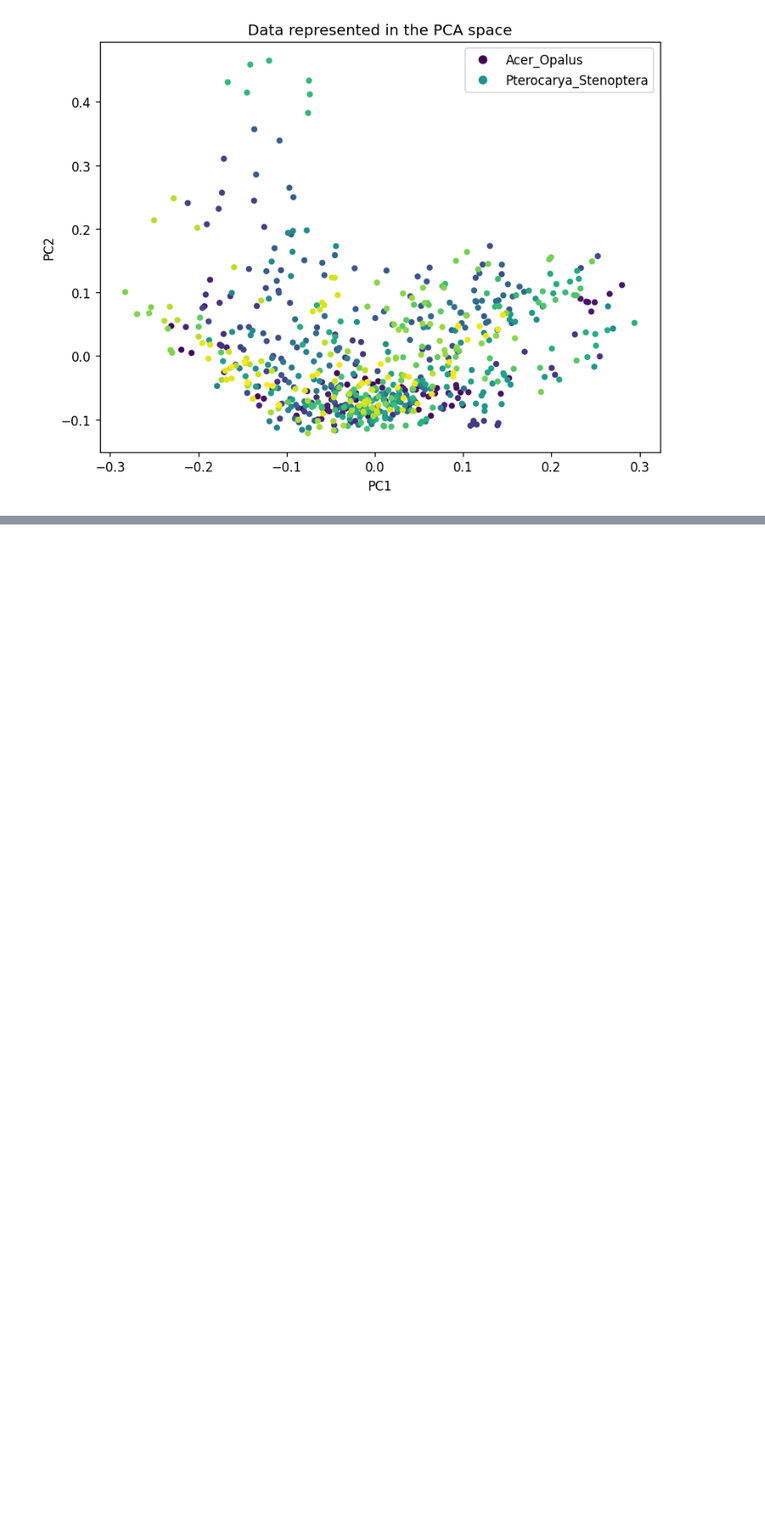
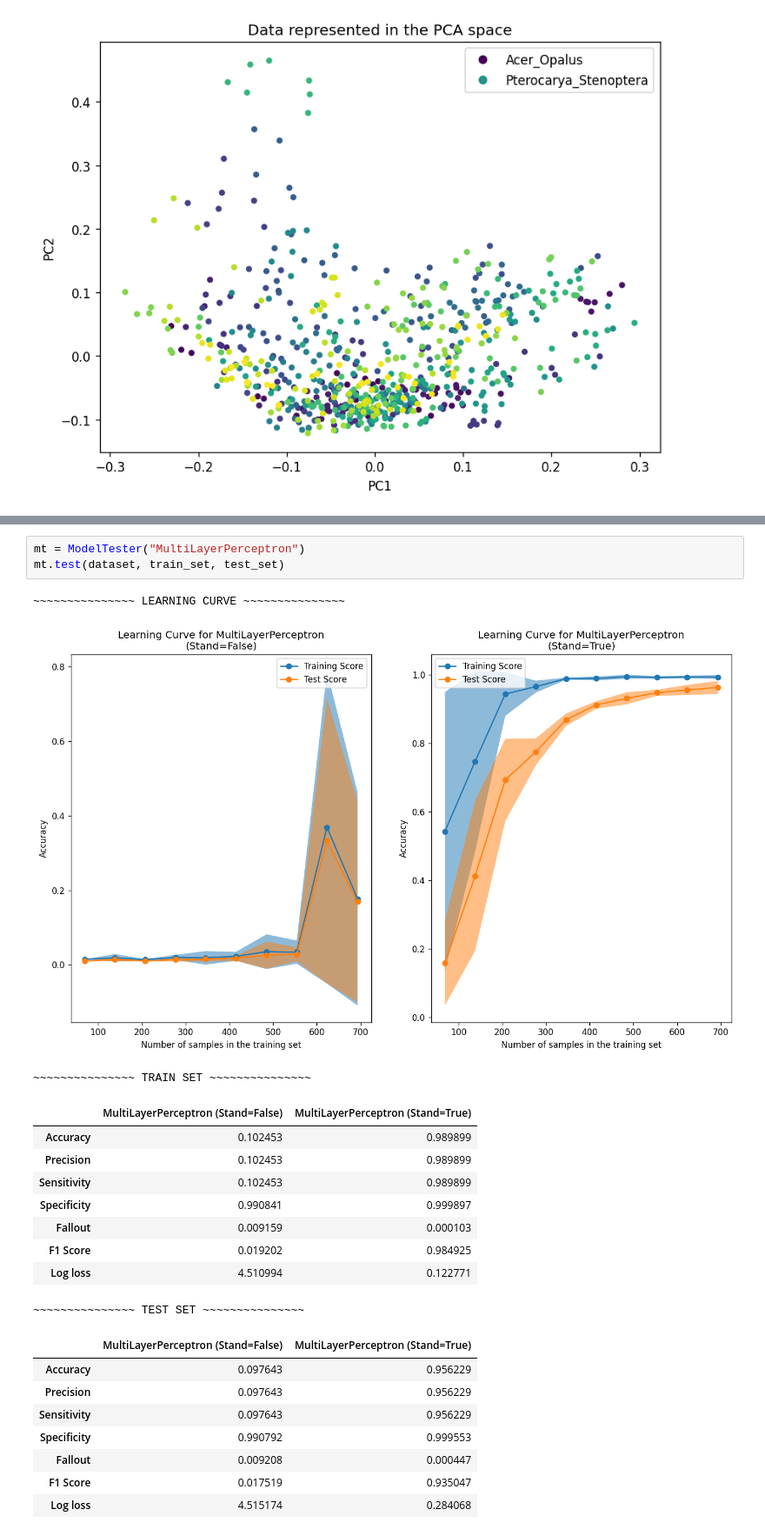
Before and after one commit to darhal/IFT603-LearningTechniques, a Jupyter notebook: Project/workspace.ipynb, the cells around one changed output, grey strips where cells are left out. Shown at 87% size. Saved outputs shown, nothing was run; the diff lists cells and outputs as text; blank space fills up the shorter version.

```diff
--- a/Project/workspace.ipynb
+++ b/Project/workspace.ipynb
@@ -135,0 +189,24 @@ mt.test(dataset, train_set, test_set)
+# %%
+mt = ModelTester("MultiLayerPerceptron")
+mt.test(dataset, train_set, test_set)
+# %% [output]
+~~~~~~~~~~~~~~~ LEARNING CURVE ~~~~~~~~~~~~~~~
+[figure, added]
+~~~~~~~~~~~~~~~ TRAIN SET ~~~~~~~~~~~~~~~
+|  | MultiLayerPerceptron (Stand=False) | MultiLayerPerceptron (Stand=True) |
+| Accuracy | 0.102453 | 0.989899 |
+| Precision | 0.102453 | 0.989899 |
+| Sensitivity | 0.102453 | 0.989899 |
+| Specificity | 0.990841 | 0.999897 |
+| Fallout | 0.009159 | 0.000103 |
+| F1 Score | 0.019202 | 0.984925 |
+| Log loss | 4.510994 | 0.122771 |
+~~~~~~~~~~~~~~~ TEST SET ~~~~~~~~~~~~~~~
+|  | MultiLayerPerceptron (Stand=False) | MultiLayerPerceptron (Stand=True) |
+| Accuracy | 0.097643 | 0.956229 |
+| Precision | 0.097643 | 0.956229 |
+| Sensitivity | 0.097643 | 0.956229 |
+| Specificity | 0.990792 | 0.999553 |
+| Fallout | 0.009208 | 0.000447 |
+| F1 Score | 0.017519 | 0.935047 |
+| Log loss | 4.515174 | 0.284068 |
```
Also changed, not shown: parts of 3 cells of this notebook, 17 other files.
